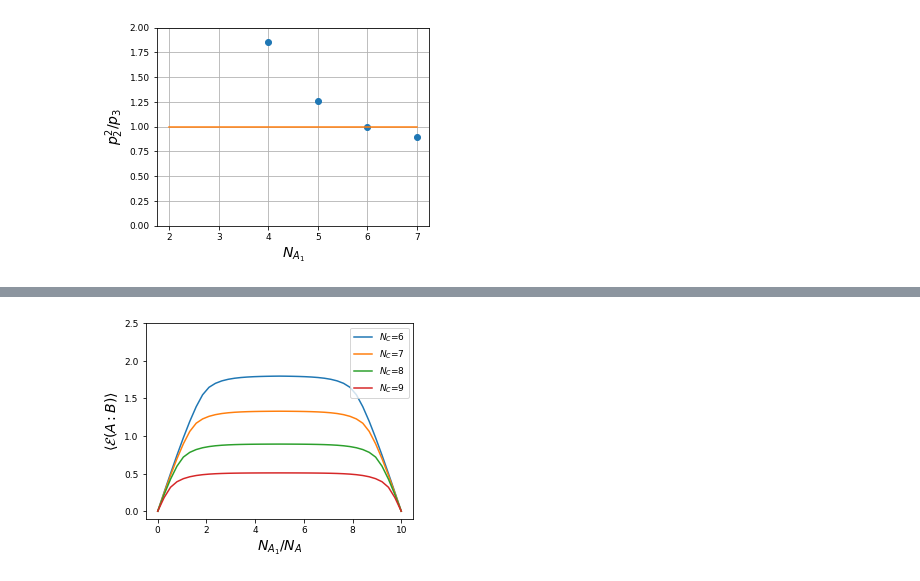
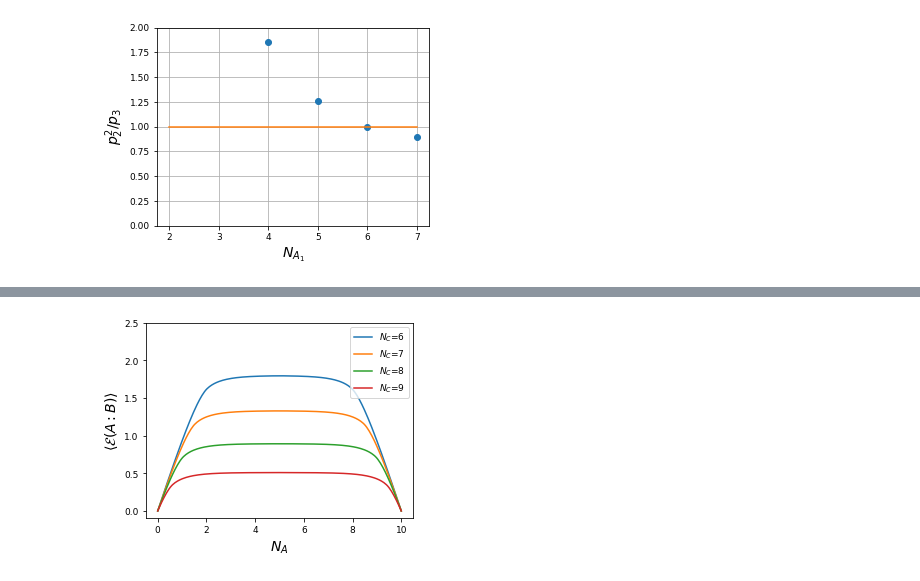
Before and after one commit to hassan-shap/RMT, a Jupyter notebook: experiment.ipynb, the cells around one changed output, grey strips where cells are left out. Saved outputs shown, nothing was run; the diff lists cells and outputs as text; code cells hidden in the pictures.

Commit message:
figures for presentation

```diff
--- a/experiment.ipynb
+++ b/experiment.ipynb
@@ -71,7 +71,8 @@ plt.show()
 # %%
 Na=10
 La=2**Na
-Na1=np.arange(0,Na+1)
+# Na1=np.arange(0,Na+1)
+Na1=np.linspace(0,1,100)*Na
 Na2=Na-Na1
 La1= 2**Na1
 La2= 2**Na2
@@ -164,7 +165,7 @@ r=2 # local Hilbert space dim
 Na=10
 La=2**Na
 # Na1=np.arange(0,Na/2)
-Na1=np.linspace(0,1,20)*Na/2
+Na1=np.linspace(0,1,100)*Na/2
 Na2=Na-Na1
 La1= 2**Na1
 La2= 2**Na2
@@ -198,20 +196,20 @@ logneg was calculated for 19 qubits, elapsed time = 1.23 sec
 # %%
 plt.figure(figsize=(4.8,3.6))
 fsize=9
 plt.rcParams.update({'font.size': fsize})
 for i_b in range(len(Nblist)):
     Nb=Nblist[i_b]
     xplot =np.concatenate((Na1,Na/2+Na1))
     yplot = np.concatenate((logneg[:,i_b],logneg[::-1,i_b]))
     plt.plot(xplot,yplot,'-',label='$N_C$=%d' % (Nb),color='C%d' % (i_b))
 
 
 # plt.xlim(0,R12_list[-1])
 plt.ylim(-0.1,2.5)
-plt.xlabel('$N_{A_1}/N_A$',fontsize = fsize+5)
+plt.xlabel('$N_A$',fontsize = fsize+5)
 plt.ylabel(r'$\langle{\cal E}(A:B)\rangle$',fontsize = fsize+5)
 plt.legend(fontsize=fsize)
 plt.savefig('figs/rmt_LN_R12_Na_%d.pdf' % (Na))
 plt.show()
 # %% [output]
-[figure, old version]
+[figure, new version]
```
Also changed, not shown: parts of 1 cell of this notebook, 1 other file.
